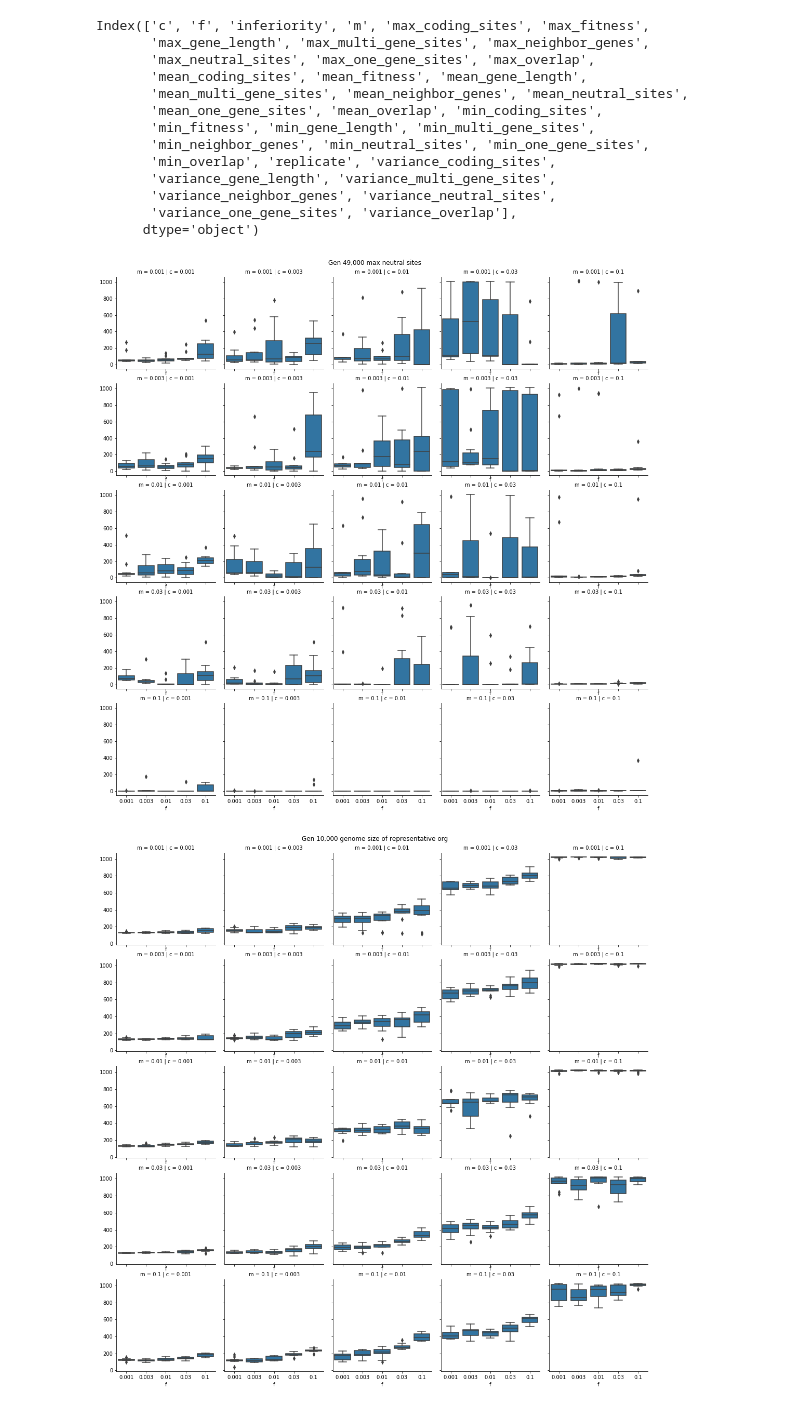
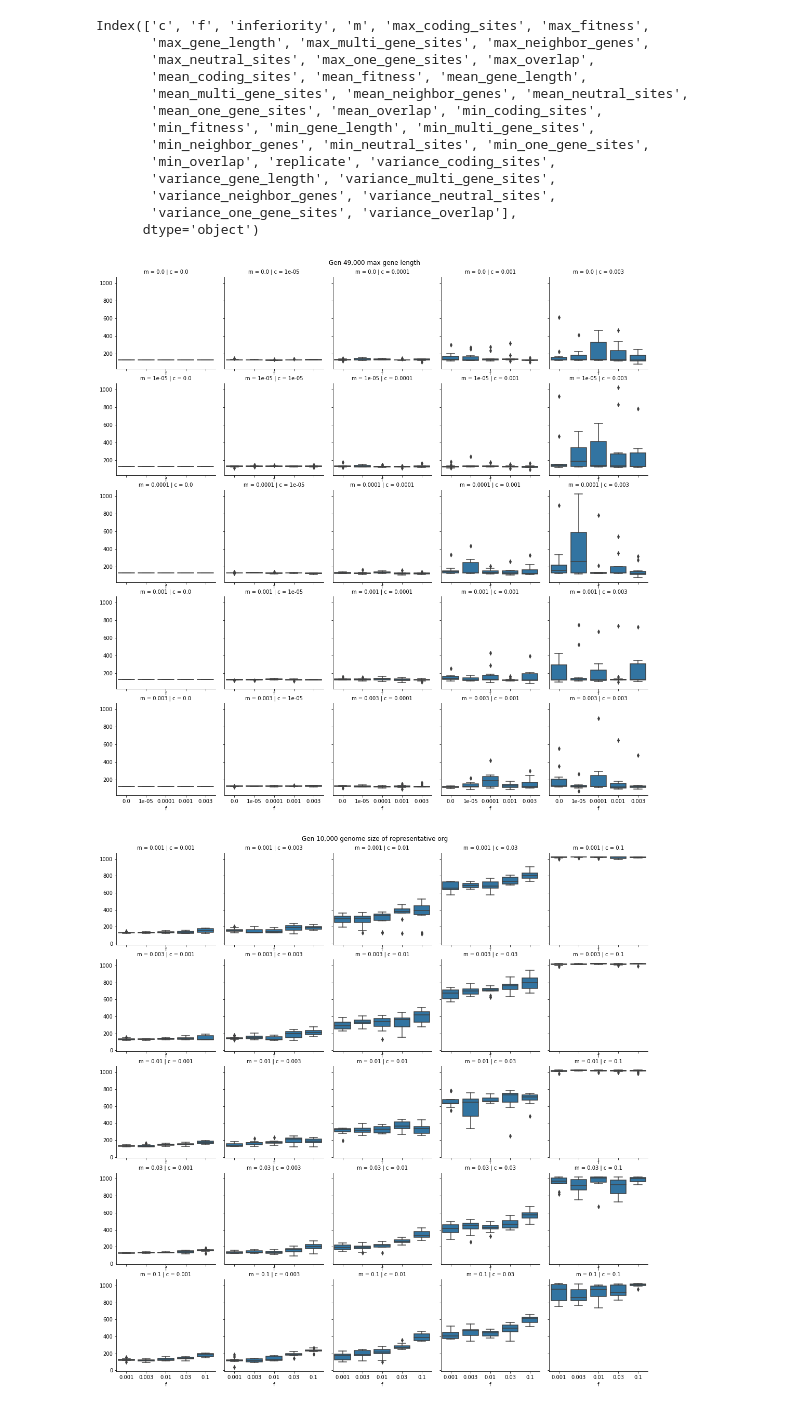
Before and after one commit to leg2015/Aagos, a Jupyter notebook: scripts/Notebook_scripts/MutDataVis.ipynb, the cells around one changed output. Saved outputs shown, nothing was run; the diff lists cells and outputs as text; code cells hidden in the pictures.

```diff
--- a/scripts/Notebook_scripts/MutDataVis.ipynb
+++ b/scripts/Notebook_scripts/MutDataVis.ipynb
@@ -7,7 +7,7 @@ import glob
 import sys
 import argparse as argp
 # %%
-all_dat = pd.read_csv('/Users/leg2015/workspace/Aagos/Data/Mut_Rate_CleanedDataStatFit.csv', index_col="update", float_precision="high")
+all_dat = pd.read_csv('/Users/leg2015/workspace/Aagos/Data/Mut_Rate_Low_CleanedDataStatFit.csv', index_col="update", float_precision="high")
 # all_dat_rep = pd.read_csv('/Users/leg2015/workspace/Aagos/Data/Mut_rate_FINAL_CleanedDataStatFitRep.csv', index_col="update", float_precision="high")
 # all_dat_0 = pd.read_csv('/Users/leg2015/workspace/Aagos/NO_MUT/CleanedDataStatFit.csv', index_col="update", float_precision="high")
 # hist_test = pd.read_csv('/Users/leg2015/workspace/Aagos/Histogram_Test/m_.001_f_.003_c_.03/0/gene_stats.csv', index_col='update')
@@ -66,17 +66,17 @@ max_gen_coding = max_gen_data.loc[:,[ 'max_coding_sites', 'c', 'm', 'f', 'replic
 max_gen_neutral = max_gen_data.loc[:,[ 'max_neutral_sites', 'c', 'm', 'f', 'replicate']]
 max_gen_neighbor = max_gen_data.loc[:,[ 'max_neighbor_genes', 'c', 'm', 'f', 'replicate']]
 # %%
-facet = sns.FacetGrid(max_gen_neutral, col="c", row="m",)
-facet.map_dataframe(sns.boxplot, x="f", y="max_neutral_sites")
+facet = sns.FacetGrid(max_gen_gene_len, col="c", row="m",)
+facet.map_dataframe(sns.boxplot, x="f", y="max_gene_length")
 for axis in facet.axes.flat:
     axis.set_xlabel("f")
 plt.subplots_adjust(top=0.95)
-facet.fig.suptitle('Gen 49,000 max neutral sites') # can also get
-facet.savefig("mut_max_neutral.pdf")
+facet.fig.suptitle('Gen 49,000 max gene length') # can also get
+facet.savefig("Mut_Rate_Low_max_genlen.pdf")
 # TODO: figure early_gen_neighbor how to save pdfs to figure directory
 # also way so don't have to boilerplate would be nice
 # %% [output]
-[figure, old version]
+[figure, new version]
 # %%
 facet = sns.FacetGrid(early_gen_rep_gene_len, col="c", row="m",)
 facet.map_dataframe(sns.boxplot, x="f", y="genome_size")
```
Also changed, not shown: 2 other files.
